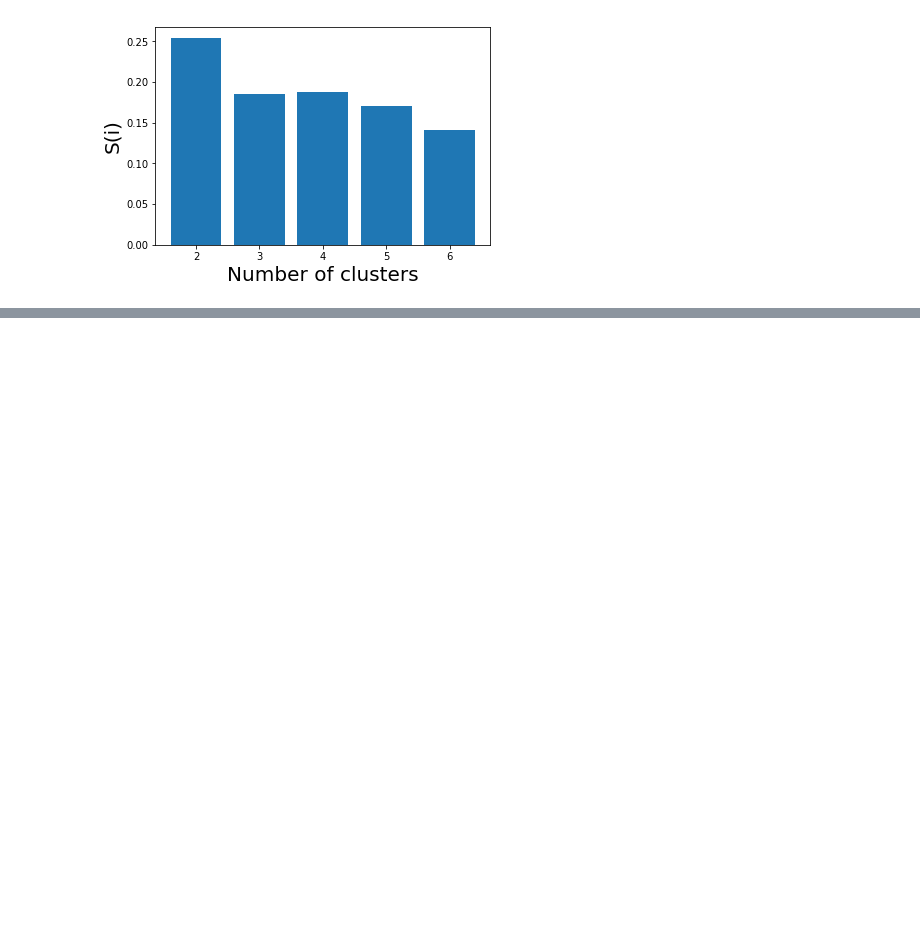
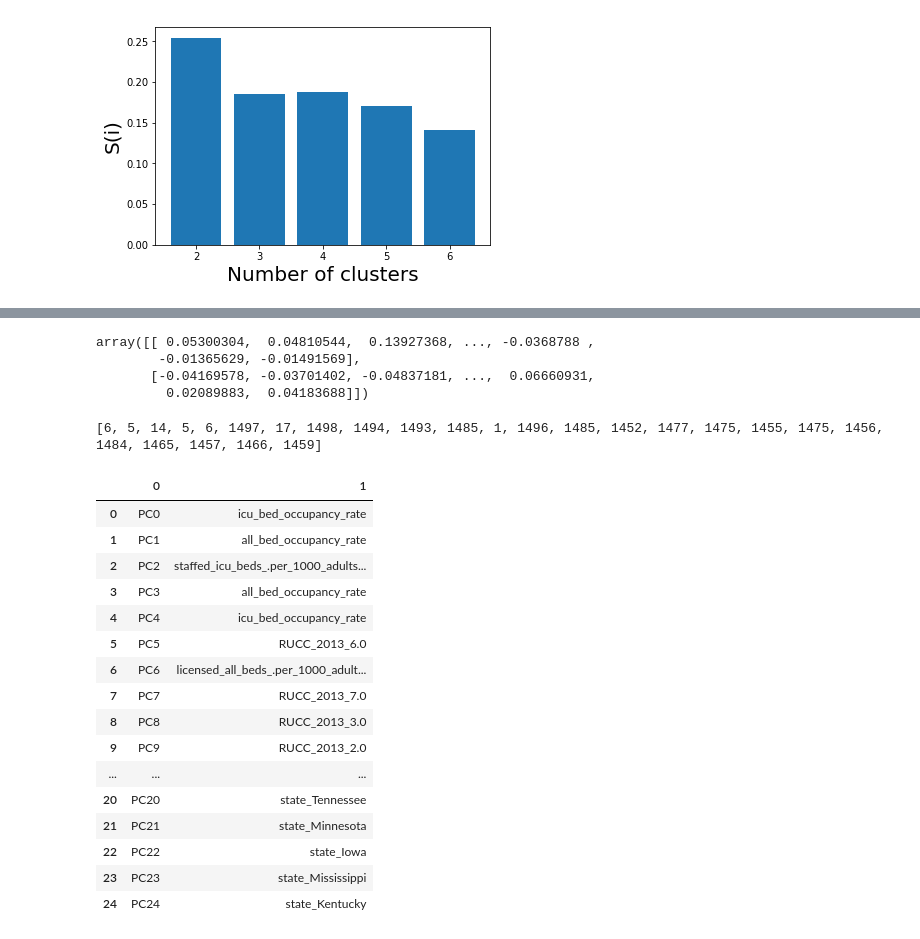
Before and after one commit to tiffttu/BINF_final, a Jupyter notebook: Clustering2.ipynb, the cells around one changed output, grey strips where cells are left out. Saved outputs shown, nothing was run; the diff lists cells and outputs as text; code cells hidden in the pictures; blank space fills up the shorter version.

```diff
--- a/Clustering2.ipynb
+++ b/Clustering2.ipynb
@@ -236,0 +258,53 @@ plt.show()
+# %%
+a=abs( pca.components_ )[0]
+pca.components_[0:2, :]
+# %% [output]
+array([[ 0.05300304,  0.04810544,  0.13927368, ..., -0.0368788 ,
+        -0.01365629, -0.01491569],
+       [-0.04169578, -0.03701402, -0.04837181, ...,  0.06660931,
+         0.02089883,  0.04183688]])
+# %%
+# 10 samples with 5 features
+train_features = X_normalized
+
+model = PCA(n_components=25).fit(train_features)
+X_pc = model.transform(train_features)
+
+# number of components
+n_pcs= model.components_.shape[0]
+
+# get the index of the most important feature on EACH component
+# LIST COMPREHENSION HERE
+most_important = [np.abs(model.components_[i]).argmax() for i in range(n_pcs)]
+print(most_important)
+initial_feature_names = list(standardized_data.columns.values)
+# get the names
+most_important_names = [initial_feature_names[most_important[i]] for i in range(n_pcs)]
+
+# LIST COMPREHENSION HERE AGAIN
+dic = {'PC{}'.format(i): most_important_names[i] for i in range(n_pcs)}
+
+# build the dataframe
+df = pd.DataFrame(list(dic.items()))
+# %% [output]
+[6, 5, 14, 5, 6, 1497, 17, 1498, 1494, 1493, 1485, 1, 1496, 1485, 1452, 1477, 1475, 1455, 1475, 1456, 1484, 1465, 1457, 1466, 1459]
+# %%
+df
+# %% [output]
+|  | 0 | 1 |
+| 0 | PC0 | icu_bed_occupancy_rate |
+| 1 | PC1 | all_bed_occupancy_rate |
+| 2 | PC2 | staffed_icu_beds_.per_1000_adults... |
+| 3 | PC3 | all_bed_occupancy_rate |
+| 4 | PC4 | icu_bed_occupancy_rate |
+| 5 | PC5 | RUCC_2013_6.0 |
+| 6 | PC6 | licensed_all_beds_.per_1000_adult... |
+| 7 | PC7 | RUCC_2013_7.0 |
+| 8 | PC8 | RUCC_2013_3.0 |
+| 9 | PC9 | RUCC_2013_2.0 |
+| ... | ... | ... |
+| 20 | PC20 | state_Tennessee |
+| 21 | PC21 | state_Minnesota |
+| 22 | PC22 | state_Iowa |
+| 23 | PC23 | state_Mississippi |
+| 24 | PC24 | state_Kentucky |
```
Also changed, not shown: parts of 3 cells of this notebook.
